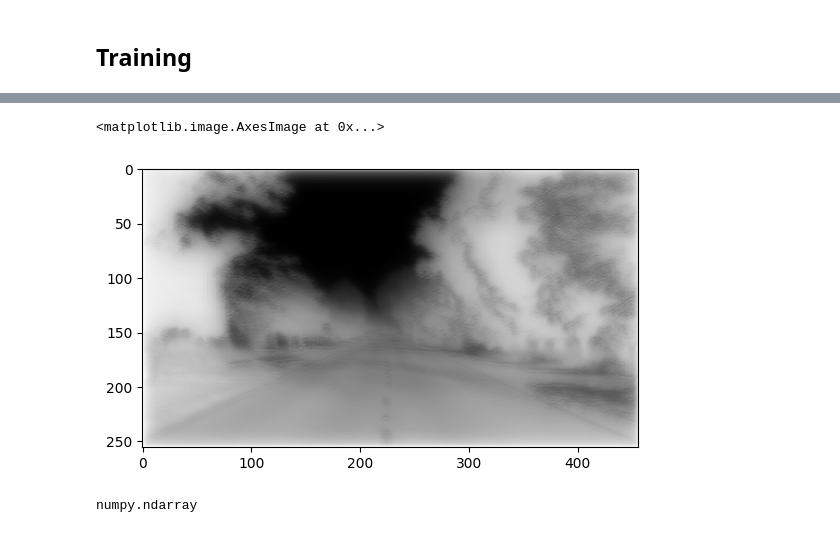
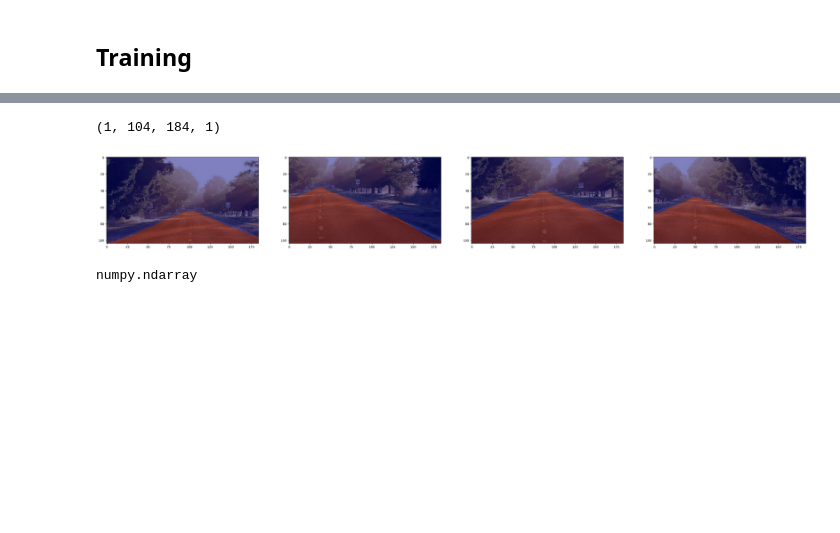
Before and after one commit to tekvalir/TIPE_recognition, a Jupyter notebook: TIPE.ipynb, the cells around one changed output, grey strips where cells are left out. Drawn from its saved outputs; the diff is of its cells as text; code cells hidden in the pictures; blank space fills up the shorter version.

```diff
--- a/TIPE.ipynb
+++ b/TIPE.ipynb
@@ -275,3 +327,3 @@ test_sample = train.as_numpy_iterator().next() #replace with test instead of tra
 # %%
-yhat = roadmodel.predict(test_sample[0])
+yhat = load_model.predict(test_sample[0])
 # %% [output]
@@ -279,5 +332,14 @@ yhat = roadmodel.predict(test_sample[0])
-# %%
-plt.imshow(yhat[0], cmap='gray')
-# %% [output]
-<matplotlib.image.AxesImage at 0x...>
-[figure, removed]
+# %%
+yhat.shape
+# %% [output]
+(1, 104, 184, 1)
+# %%
+fig, ax = plt.subplots(ncols=4, figsize=(40,20))
+for idx in range(4):
+    image=test_sample[0][idx]
+    mask=yhat[idx]
+    ax[idx].imshow(image)
+    ax[idx].imshow(np.round(mask), cmap='jet', alpha=0.5)
+plt.show()
+# %% [output]
+[figure, added]
```
Also changed, not shown: parts of 32 cells of this notebook, 14 other files.
